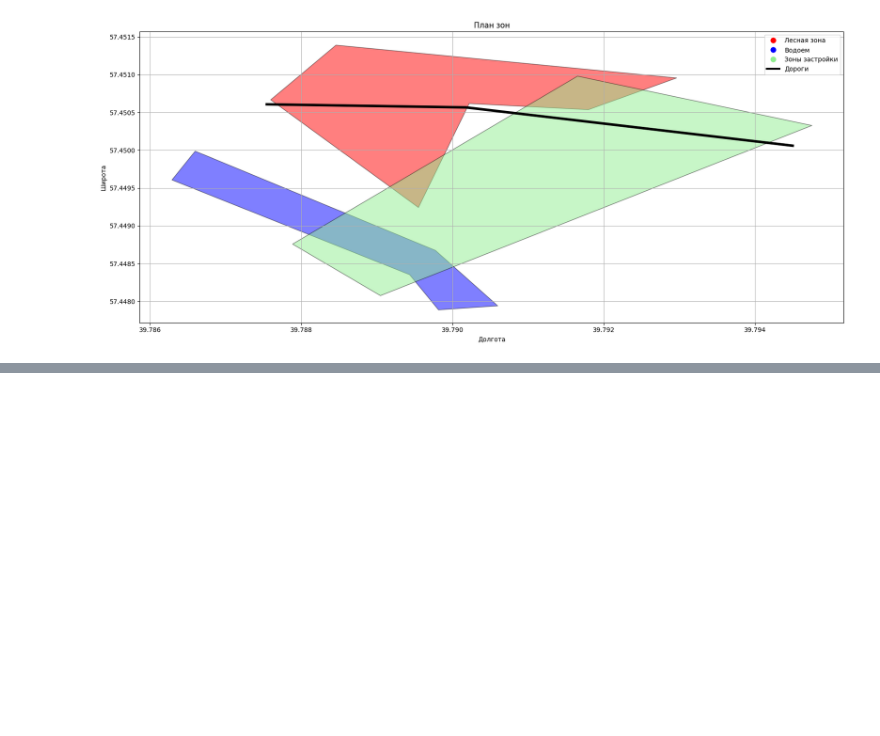
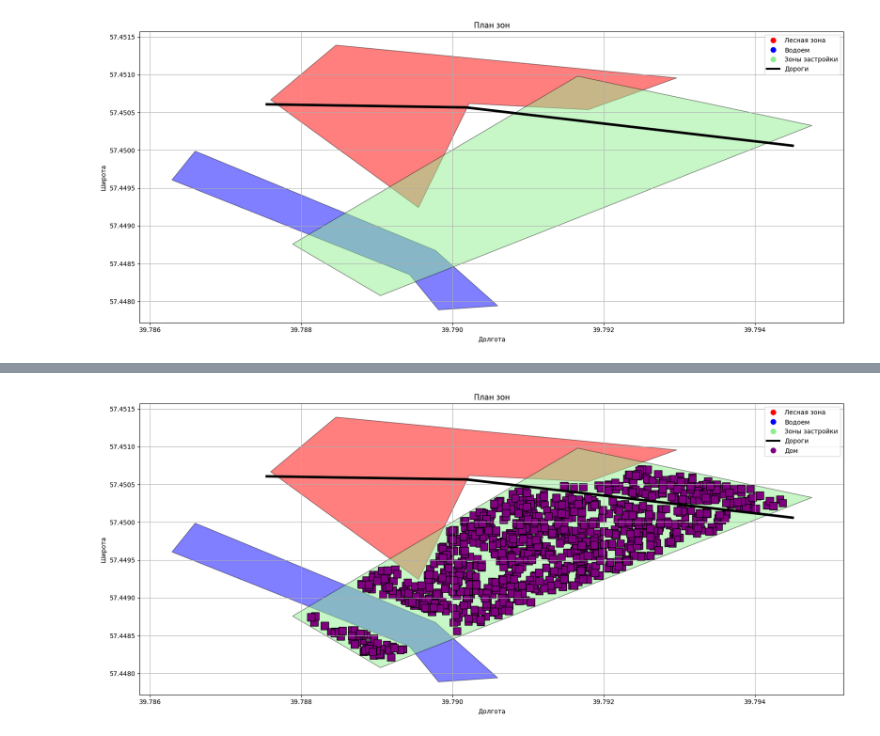
Before and after one commit to Nedcel/geoplanning_test, a Jupyter notebook: gis_test_v3.ipynb, the cells around one changed output, grey strips where cells are left out. Drawn from its saved outputs; the diff is of its cells as text; code cells hidden in the pictures; blank space fills up the shorter version.

```diff
--- a/gis_test_v3.ipynb
+++ b/gis_test_v3.ipynb
@@ -29,9 +30,9 @@ print(json.dumps(data, ensure_ascii=False, indent=4))
     ]
 }
 # %%
-def Create_gdf(data):
+def Create_gdf(data:dict):
 
-    '''Функция получает на вход данные и возвращает геодатасет с размеченными областями'''
+    '''Функция получает на вход данные в формате dict и возвращает геодатасет с размеченными областями'''
 
     geometries = []
     names = []
@@ -107,3 +108,11 @@ def Plot_empty(gdf:gpd.GeoDataFrame, width:int=20, height:int=40):
 Plot_empty(gdf)
 # %% [output]
 [figure]
+# %%
+allowed_percent = 0.40
+
+# Расчет площади участка и допустимой площади для застройки
+total_area = gdf[gdf['name'] == 'Зона застройки']['geometry'].area.values[0]
+allowed_area = total_area * allowed_percent
+
+restricted_zones = gdf[gdf['name'] != 'Зона застройки']['geometry']
@@ -109,0 +194,34 @@ Plot_empty(gdf)
+# %%
+fig, ax = plt.subplots(figsize=(20, 40))
+
+# Собираем зоны. Концептуальный пример, для реальной работы и зон и признаков будет больше, как я думаю
+forest_zone = final_gdf[(final_gdf['geometry'].type == 'Polygon') & (final_gdf['name'] == 'Лесная зона')]
+water_zone = final_gdf[(final_gdf['geometry'].type == 'Polygon') & (final_gdf['name'] == 'Водоем')]
+building_zone = final_gdf[(final_gdf['geometry'].type == 'Polygon') & (final_gdf['name'] == 'Зона застройки')]
+roads = final_gdf[final_gdf['geometry'].type == 'LineString']
+houses = final_gdf[(final_gdf['geometry'].type == 'Polygon') & (final_gdf['name'] == 'Дом')]
+
+# Плотим зомы
+forest_zone.plot(ax=ax, color='red', edgecolor='black', legend=False, alpha=0.5)
+water_zone.plot(ax=ax, color='blue', edgecolor='black', legend=False, alpha=0.5)
+roads.plot(ax=ax, color='black', linewidth=4, legend=False)
+building_zone.plot(ax=ax, color='lightgreen', edgecolor='black', legend=False, alpha=0.5)
+houses.plot(ax=ax, color='purple', edgecolor='black', legend=False)
+
+# Задаем легенду
+handles = [
+    plt.Line2D([0], [0], marker='o', color='w', label='Лесная зона', markerfacecolor='red', markersize=10),
+    plt.Line2D([0], [0], marker='o', color='w', label='Водоем', markerfacecolor='blue', markersize=10),
+    plt.Line2D([0], [0], marker='o', color='w', label='Зоны застройки', markerfacecolor='lightgreen', markersize=10),
+    plt.Line2D([0], [0], color='black', linewidth=3, label='Дороги'),
+    plt.Line2D([0], [0], marker='o', color='w', label='Дом', markerfacecolor='purple', markersize=10)
+]
+
+ax.legend(handles=handles)
+ax.set_title('План зон')
+ax.set_xlabel('Долгота')
+ax.set_ylabel('Широта')
+plt.grid()
+plt.show()
+# %% [output]
+[figure, added]
```
Also changed, not shown: parts of 5 cells of this notebook.
